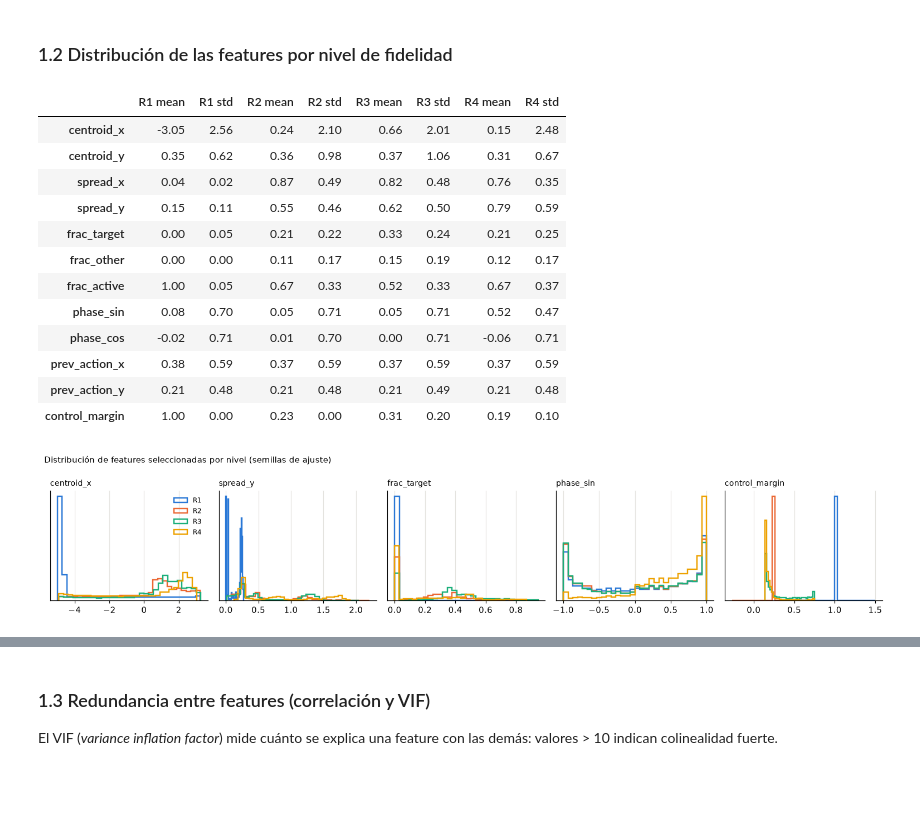
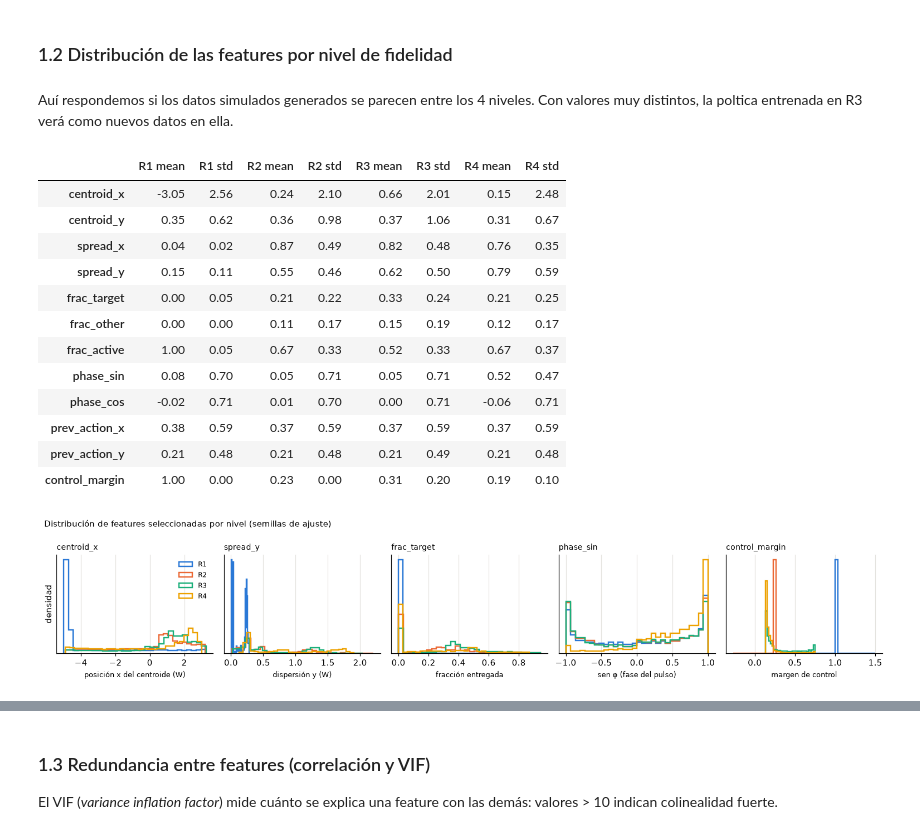
Before and after one commit to BlackFermions/TesisMIA_Magnetic-Nanoswarm_RL, a Jupyter notebook: notebooks/sem6_eda_fe_variantes.ipynb, the cells around one changed output, grey strips where cells are left out. Saved outputs shown, nothing was run; the diff lists cells and outputs as text; code cells hidden in the pictures; blank space fills up the shorter version.

```diff
--- a/notebooks/sem6_eda_fe_variantes.ipynb
+++ b/notebooks/sem6_eda_fe_variantes.ipynb
@@ -119,32 +119,39 @@ data.groupby(["condition", "policy"]).size().unstack().rename_axis(index="nivel"
 | R4 | 958 | 1260 |
 # %% [markdown]
 ### 1.2 Distribución de las features por nivel de fidelidad
+# %% [markdown]
+Auí respondemos si los datos simulados generados se parecen entre los 4 niveles. Con valores muy distintos, la poltica entrenada en R3 verá como nuevos datos en ella.
 # %%
 desc = data.groupby("condition")[F].agg(["mean", "std"]).T.unstack(level=1)
 desc.columns = [f"{c} {s}" for c, s in desc.columns]
 display(desc.round(2))
 
 show = ["centroid_x", "spread_y", "frac_target", "phase_sin", "control_margin"]
+XLABEL = {"centroid_x": "posición x del centroide (W)", "spread_y": "dispersión y (W)",
+          "frac_target": "fracción entregada", "phase_sin": "sen φ (fase del pulso)",
+          "control_margin": "margen de control"}
 fig, axes = plt.subplots(1, len(show), figsize=(14, 2.8))
 for ax, f in zip(axes, show):
     for c in CONDS:
         ax.hist(data.loc[data.condition == c, f], bins=30, histtype="step", lw=1.6, density=True, color=COND_COLOR[c], label=c)
     ax.set_title(f, fontsize=9, loc="left"); ax.set_yticks([])
+    ax.set_xlabel(XLABEL[f], fontsize=8.5)
+axes[0].set_ylabel("densidad")
 axes[0].legend(frameon=False, fontsize=8)
 fig.suptitle("Distribución de features seleccionadas por nivel (semillas de ajuste)", x=0.01, ha="left", fontsize=10)
 fig.tight_layout(); plt.show()
 # %% [output]
 |  | R1 mean | R1 std | R2 mean | R2 std | R3 mean | R3 std | R4 mean | R4 std |
 | centroid_x | -3.05 | 2.56 | 0.24 | 2.10 | 0.66 | 2.01 | 0.15 | 2.48 |
 | centroid_y | 0.35 | 0.62 | 0.36 | 0.98 | 0.37 | 1.06 | 0.31 | 0.67 |
 | spread_x | 0.04 | 0.02 | 0.87 | 0.49 | 0.82 | 0.48 | 0.76 | 0.35 |
 | spread_y | 0.15 | 0.11 | 0.55 | 0.46 | 0.62 | 0.50 | 0.79 | 0.59 |
 | frac_target | 0.00 | 0.05 | 0.21 | 0.22 | 0.33 | 0.24 | 0.21 | 0.25 |
 | frac_other | 0.00 | 0.00 | 0.11 | 0.17 | 0.15 | 0.19 | 0.12 | 0.17 |
 | frac_active | 1.00 | 0.05 | 0.67 | 0.33 | 0.52 | 0.33 | 0.67 | 0.37 |
 | phase_sin | 0.08 | 0.70 | 0.05 | 0.71 | 0.05 | 0.71 | 0.52 | 0.47 |
 | phase_cos | -0.02 | 0.71 | 0.01 | 0.70 | 0.00 | 0.71 | -0.06 | 0.71 |
 | prev_action_x | 0.38 | 0.59 | 0.37 | 0.59 | 0.37 | 0.59 | 0.37 | 0.59 |
 | prev_action_y | 0.21 | 0.48 | 0.21 | 0.48 | 0.21 | 0.49 | 0.21 | 0.48 |
 | control_margin | 1.00 | 0.00 | 0.23 | 0.00 | 0.31 | 0.20 | 0.19 | 0.10 |
-[figure, old version]
+[figure, new version]
```
Also changed, not shown: parts of 1 cell of this notebook.
